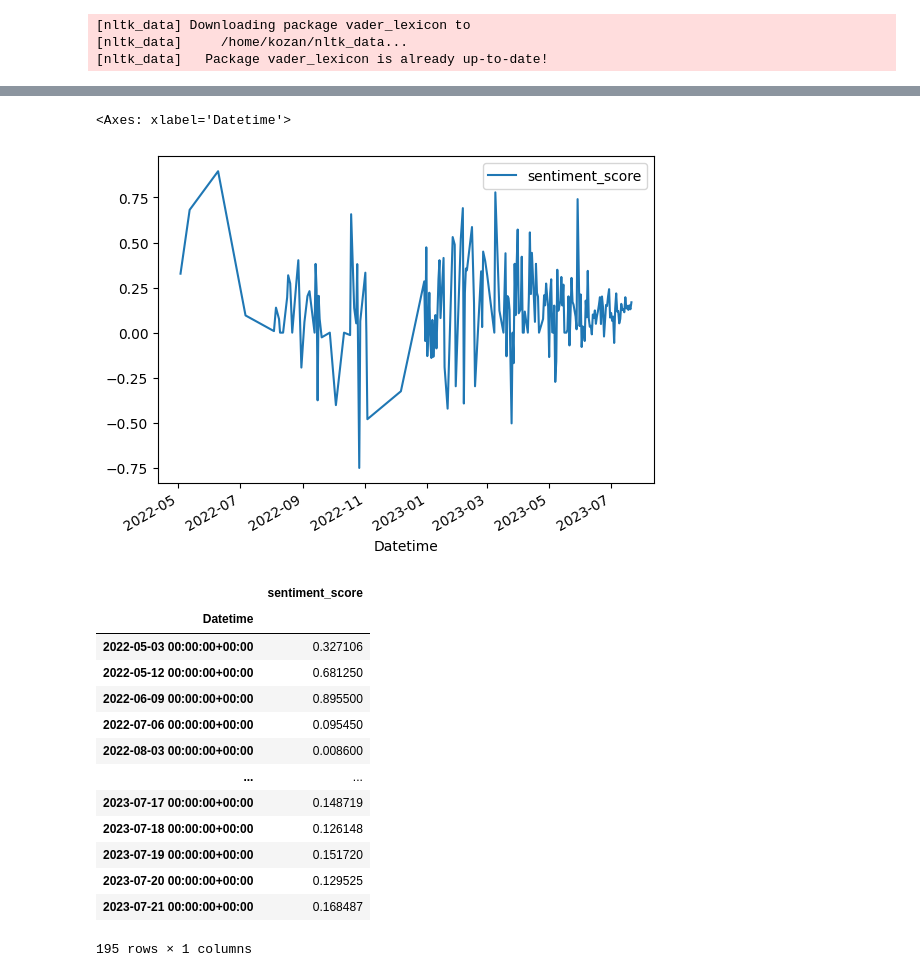
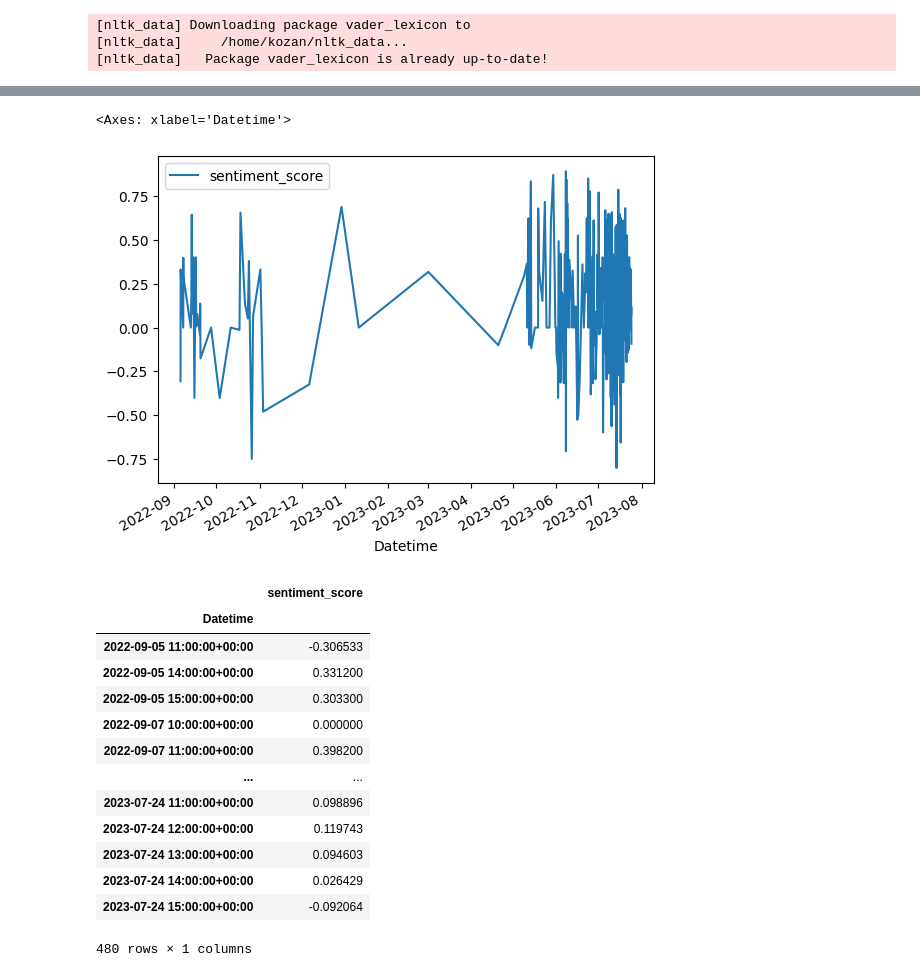
Before and after one commit to kozanakyel/KZ-Engine-Financial-AI-Assistant, a Jupyter notebook: twitter-sentiment/twitter-study.ipynb, the cells around one changed output, grey strips where cells are left out. Saved outputs shown, nothing was run; the diff lists cells and outputs as text; code cells hidden in the pictures.

```diff
--- a/twitter-sentiment/twitter-study.ipynb
+++ b/twitter-sentiment/twitter-study.ipynb
@@ -16,7 +16,7 @@ def get_users_twitter(file: str) -> list:
 loader = TwitterTweetLoader.from_bearer_token(
     oauth2_bearer_token=twitter_bearer_token,
     twitter_users=get_users_twitter('/mnt/c/Users/kozan/Desktop/Sen_Des_Proj/GPT-4-KZEngine-Signal-Interpretation/twitter-sentiment/list_users_twitter.txt'),
-    number_tweets=1000,  # Default value is 100
+    number_tweets=100,  # Default value is 100
 )
 # %%
 contents = []
@@ -178,28 +178,28 @@ def get_sent_with_mean_interval(df_tweets: pd.DataFrame(), interval: str = '1h')
     return df_result
 # %%
 import matplotlib.pyplot as plt
-sent_scores = get_sent_with_mean_interval(df, '1d')
+sent_scores = get_sent_with_mean_interval(df, '1h')
 sent_scores.plot()
 # %% [output]
 <Axes: xlabel='Datetime'>
-[figure, old version]
+[figure, new version]
 # %%
 sent_scores
 # %% [output]
 |  | sentiment_score |
 | Datetime |  |
-| 2022-05-03 00:00:00+00:00 | 0.327106 |
-| 2022-05-12 00:00:00+00:00 | 0.681250 |
-| 2022-06-09 00:00:00+00:00 | 0.895500 |
-| 2022-07-06 00:00:00+00:00 | 0.095450 |
-| 2022-08-03 00:00:00+00:00 | 0.008600 |
+| 2022-09-05 11:00:00+00:00 | -0.306533 |
+| 2022-09-05 14:00:00+00:00 | 0.331200 |
+| 2022-09-05 15:00:00+00:00 | 0.303300 |
+| 2022-09-07 10:00:00+00:00 | 0.000000 |
+| 2022-09-07 11:00:00+00:00 | 0.398200 |
 | ... | ... |
-| 2023-07-17 00:00:00+00:00 | 0.148719 |
-| 2023-07-18 00:00:00+00:00 | 0.126148 |
-| 2023-07-19 00:00:00+00:00 | 0.151720 |
-| 2023-07-20 00:00:00+00:00 | 0.129525 |
-| 2023-07-21 00:00:00+00:00 | 0.168487 |
+| 2023-07-24 11:00:00+00:00 | 0.098896 |
+| 2023-07-24 12:00:00+00:00 | 0.119743 |
+| 2023-07-24 13:00:00+00:00 | 0.094603 |
+| 2023-07-24 14:00:00+00:00 | 0.026429 |
+| 2023-07-24 15:00:00+00:00 | -0.092064 |
-195 rows × 1 columns
+480 rows × 1 columns
 # %%
 from pandas.tseries.offsets import DateOffset
 
```
Also changed, not shown: parts of 4 cells of this notebook, 2 other files.
